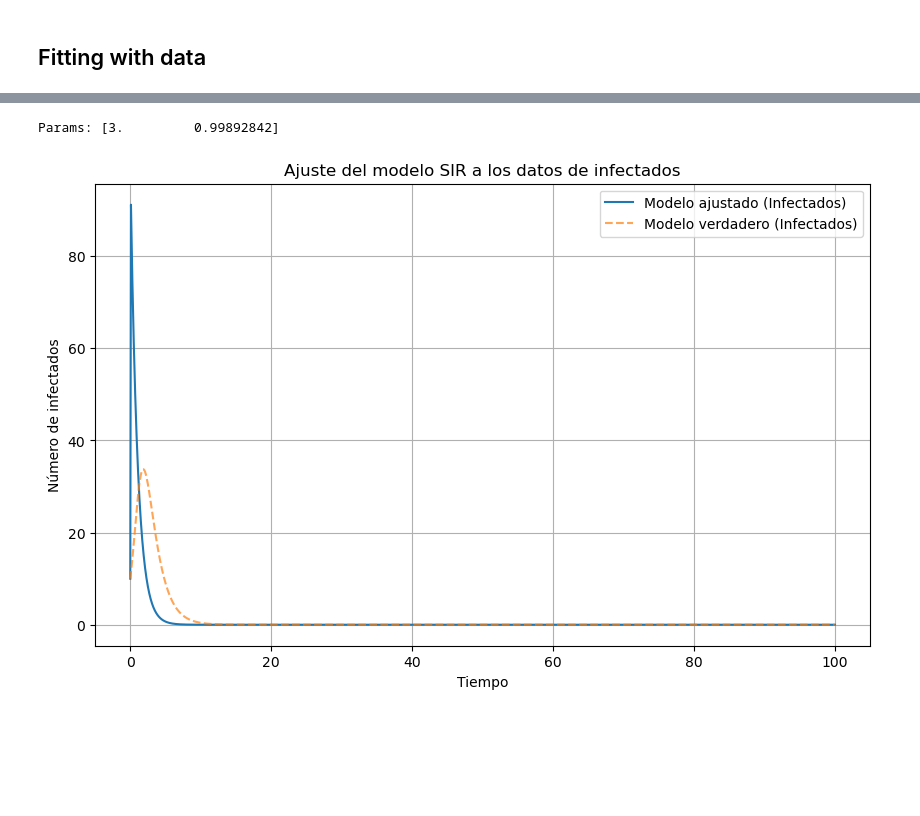
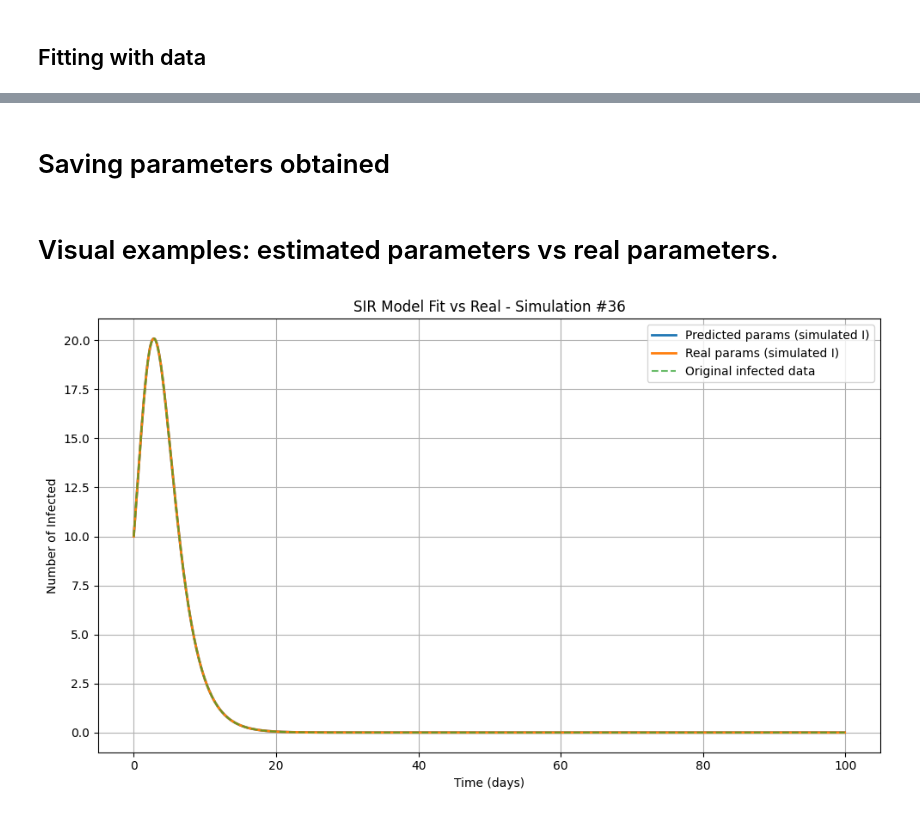
Before and after one commit to polivares/ml-sir, a Jupyter notebook: notebooks/exploratory/1.1-por-SIR_data_fit_traditional.ipynb, the cells around one changed output, grey strips where cells are left out. Saved outputs shown, nothing was run; the diff lists cells and outputs as text; code cells hidden in the pictures; blank space fills up the shorter version.

Commit message:
Updates fitting models for SIR with and without noise

```diff
--- a/notebooks/exploratory/1.1-por-SIR_data_fit_traditional.ipynb
+++ b/notebooks/exploratory/1.1-por-SIR_data_fit_traditional.ipynb
@@ -45,8 +45,8 @@ X = np.array(X)
 y = np.array(y)
 times = np.array(times)
 
-# First division: 90% training + validation, 10% test
-_, X_test, _, y_test, _, ts_test = train_test_split(X, y, times, test_size=0.1, random_state=42)
+# First division: 99% training + validation, 1% test
+_, X_test, _, y_test, _, ts_test = train_test_split(X, y, times, test_size=0.01, random_state=42)
 
 # Print shapes to verify
 print("X_test shape:", X_test.shape)
@@ -167,30 +174,46 @@ y_test,y_pred
+# %% [markdown]
+# Saving parameters obtained
 # %%
-# Save Params
-with open(f'{data_path}/test/params.pkl', 'wb') as f:
-    pkl.dump(y_test, f)
+# Save Params fitted
+with open(f'{data_path}/test/sir_params_fit_traditional.pkl', 'wb') as f:
+    pkl.dump(y_pred, f)
-# %%
-# Save Params fitted
-with open(f'{data_path}/test/params_fit_minimize.pkl', 'wb') as f:
-    pkl.dump(y_pred, f)
-# %%
-n_sim = 7
-
-# Resolver el modelo con los parámetros ajustados
-solution_fit = solve_sir(S0, I0, R0, y_pred[n_sim][0], y_pred[n_sim][1], ts)
-
-
-print("Params:", y_pred[n_sim])
-# Visualizar los resultados
-plt.figure(figsize=(10, 6))
-# plt.plot(t, I_data, 'o', label='Datos de infectados (observados)', alpha=0.7)
-plt.plot(ts, solution_fit[:, 1], '-', label='Modelo ajustado (Infectados)')
-plt.plot(ts, X_test[n_sim, :], '--', label='Modelo verdadero (Infectados)', alpha=0.7)
-plt.xlabel('Tiempo')
-plt.ylabel('Número de infectados')
-plt.title('Ajuste del modelo SIR a los datos de infectados')
-plt.legend()
-plt.grid()
-plt.show()
-# %% [output]
-Params: [3.         0.99892842]
-[figure, removed]
+# %% [markdown]
+# Visual examples: estimated parameters vs real parameters.
+# %%
+import matplotlib.pyplot as plt
+
+# Example: simulation index to visualize
+n_sim = 36
+
+# True parameters
+beta_real, gamma_real = y_test[n_sim]
+# Estimated parameters
+beta_pred, gamma_pred = y_pred[n_sim]
+
+# Simulate using real and predicted parameters
+solution_real_fit = simulate_SIR(beta_real, gamma_real)
+solution_pred_fit = simulate_SIR(beta_pred, gamma_pred)
+
+# Extract infected curves
+I_real_model = solution_real_fit  # simulate_SIR returns only I
+I_pred_model = solution_pred_fit
+I_data = X_test[n_sim, :]  # Infected values from simulation (ground truth)
+
+# Time vector (assume same as in model)
+t = np.linspace(0, 100, len(I_data))
+n_points = min(len(t), 1000)
+
+# Plotting
+plt.figure(figsize=(10, 6))
+plt.plot(t[:n_points], I_pred_model[:n_points], '-', label='Predicted params (simulated I)', linewidth=2)
+plt.plot(t[:n_points], I_real_model[:n_points], '-', label='Real params (simulated I)', linewidth=2)
+plt.plot(t[:n_points], I_data[:n_points], '--', label='Original infected data', alpha=0.7)
+plt.xlabel('Time (days)')
+plt.ylabel('Number of Infected')
+plt.title(f'SIR Model Fit vs Real - Simulation #{n_sim}')
+plt.legend()
+plt.grid(True)
+plt.tight_layout()
+plt.show()
+# %% [output]
+[figure, added]
```
Also changed, not shown: parts of 14 cells of this notebook, 4 other files.
